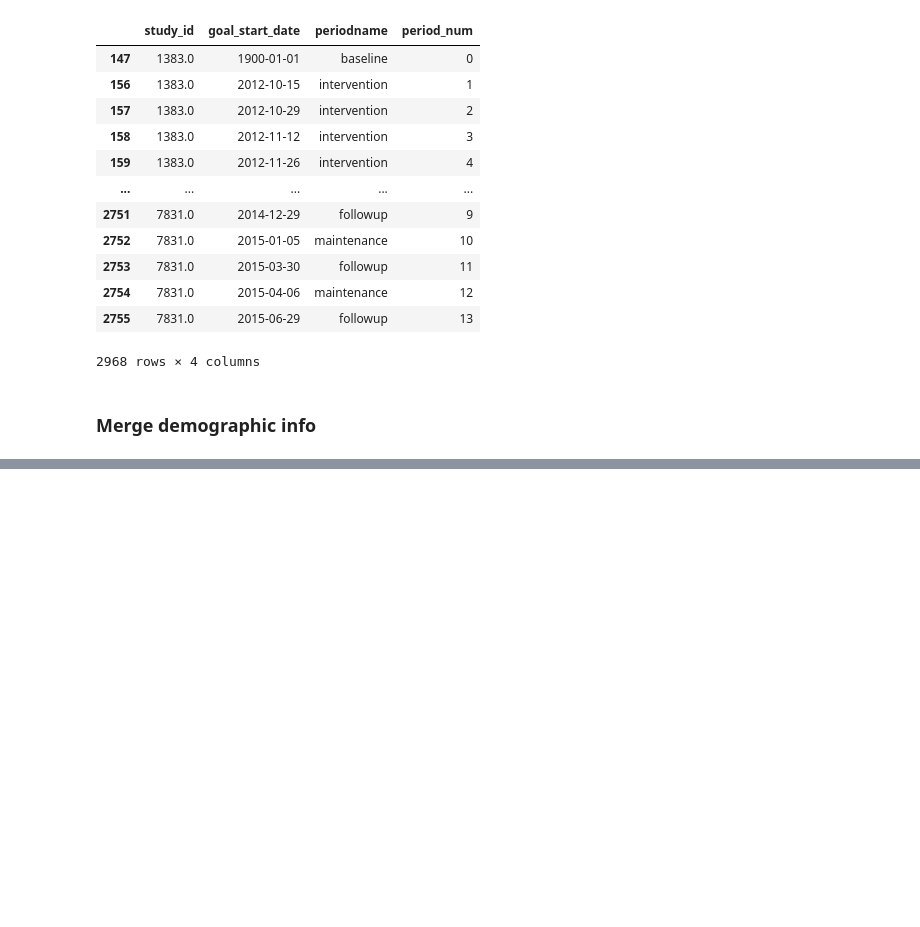
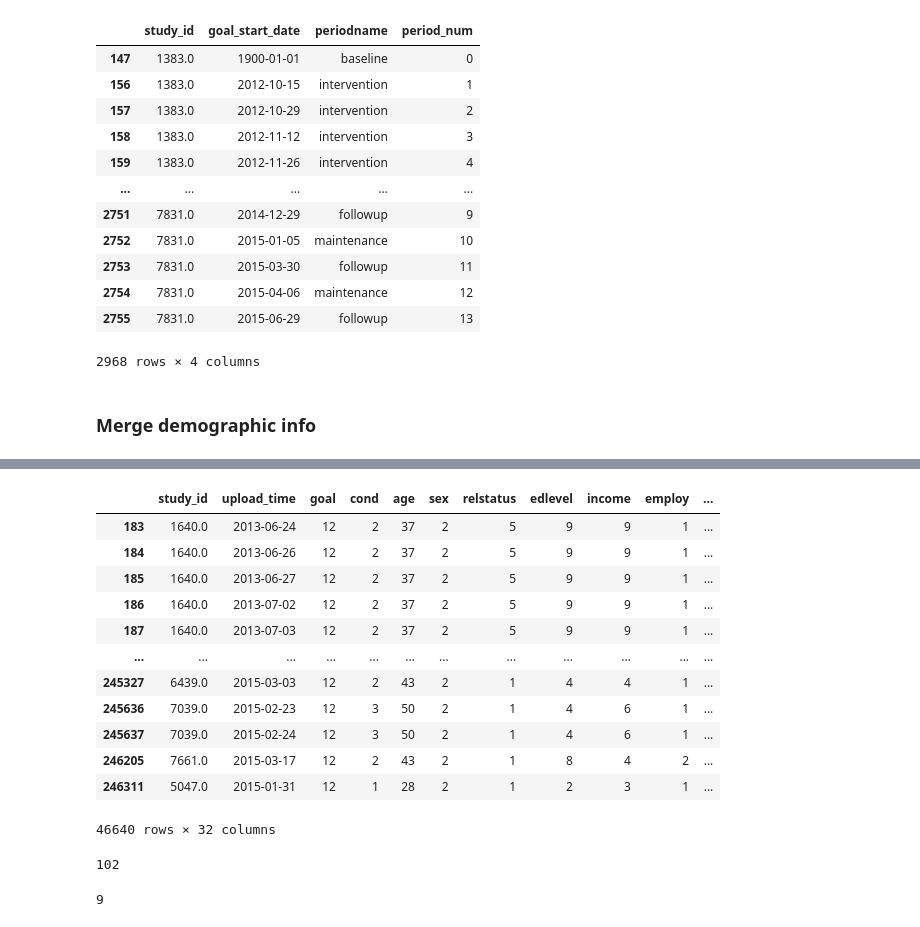
Before and after one commit to BoyangW/BC_Datacore, a Jupyter notebook: MBC2/Notebook/Timeline_Alignment.ipynb, the cells around one changed output, grey strips where cells are left out. Drawn from its saved outputs; the diff is of its cells as text; code cells hidden in the pictures; blank space fills up the shorter version.

```diff
--- a/MBC2/Notebook/Timeline_Alignment.ipynb
+++ b/MBC2/Notebook/Timeline_Alignment.ipynb
@@ -47,8 +50,3 @@ df_food = df_food.drop(['gender'], axis=1)
-# %%
-#columb of interest (pa)
-df_pa = df_pa[['study_id', 'pa_minute_app', 'pa_minute_shimmer','upload_time', 'MVPA_min','MVPA_min_outlier']]
-df_pa_16k = df_pa_16k[['study_id', 'pa_minute_app', 'pa_minute_shimmer','upload_time', 'MVPA_min','MVPA_min_outlier']]
-df_pa_20k = df_pa_20k[['study_id', 'pa_minute_app', 'pa_minute_shimmer','upload_time', 'MVPA_min','MVPA_min_outlier']]
 # %%
 #merge all
 result = pd.merge(df_sed, df_food, how='outer', on=['study_id', 'upload_time'])
@@ -251,0 +220,30 @@ result_20k = result_20k[reoder]
+# %%
+### goal > 11
+abnormal_2 = result_all[result_all['goal']>11]
+abnormal_2
+# %% [output]
+|  | study_id | upload_time | goal | cond | age | sex | relstatus | edlevel | income | employ | ... |
+| 183 | 1640.0 | 2013-06-24 | 12 | 2 | 37 | 2 | 5 | 9 | 9 | 1 | ... |
+| 184 | 1640.0 | 2013-06-26 | 12 | 2 | 37 | 2 | 5 | 9 | 9 | 1 | ... |
+| 185 | 1640.0 | 2013-06-27 | 12 | 2 | 37 | 2 | 5 | 9 | 9 | 1 | ... |
+| 186 | 1640.0 | 2013-07-02 | 12 | 2 | 37 | 2 | 5 | 9 | 9 | 1 | ... |
+| 187 | 1640.0 | 2013-07-03 | 12 | 2 | 37 | 2 | 5 | 9 | 9 | 1 | ... |
+| ... | ... | ... | ... | ... | ... | ... | ... | ... | ... | ... | ... |
+| 245327 | 6439.0 | 2015-03-03 | 12 | 2 | 43 | 2 | 1 | 4 | 4 | 1 | ... |
+| 245636 | 7039.0 | 2015-02-23 | 12 | 3 | 50 | 2 | 1 | 4 | 6 | 1 | ... |
+| 245637 | 7039.0 | 2015-02-24 | 12 | 3 | 50 | 2 | 1 | 4 | 6 | 1 | ... |
+| 246205 | 7661.0 | 2015-03-17 | 12 | 2 | 43 | 2 | 1 | 8 | 4 | 2 | ... |
+| 246311 | 5047.0 | 2015-01-31 | 12 | 1 | 28 | 2 | 1 | 2 | 3 | 1 | ... |
+46640 rows × 32 columns
+# %%
+goal_12 =  abnormal_2[abnormal_2['goal']==12]
+abnormal_IDs = list(set(goal_12['study_id']))
+len(abnormal_IDs)
+# %% [output]
+102
+# %%
+goal_13 =  abnormal_2[abnormal_2['goal']==13]
+abnormal_IDs = list(set(goal_13['study_id']))
+len(abnormal_IDs)
+# %% [output]
+9
```
Also changed, not shown: parts of 21 cells of this notebook.
